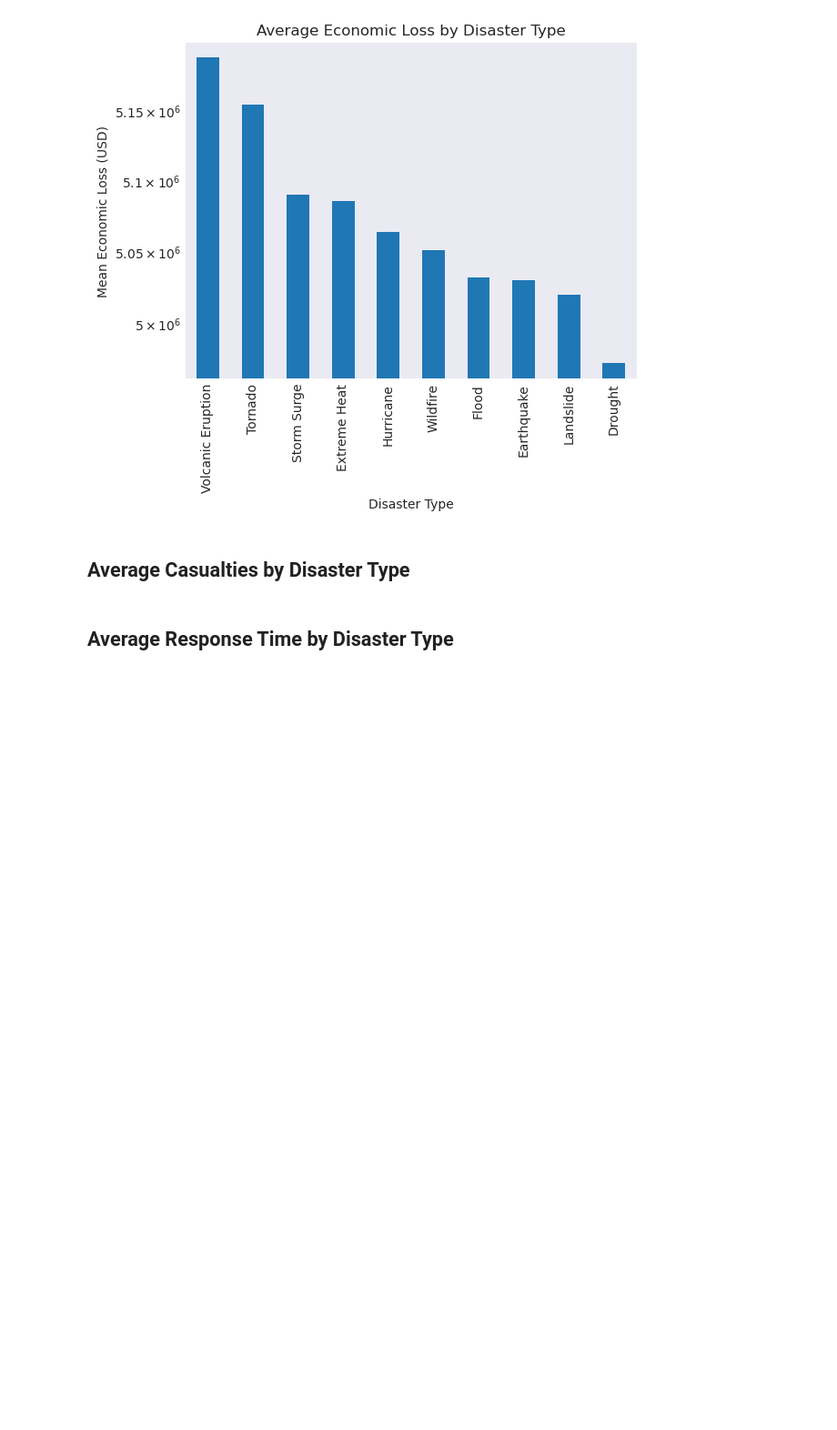
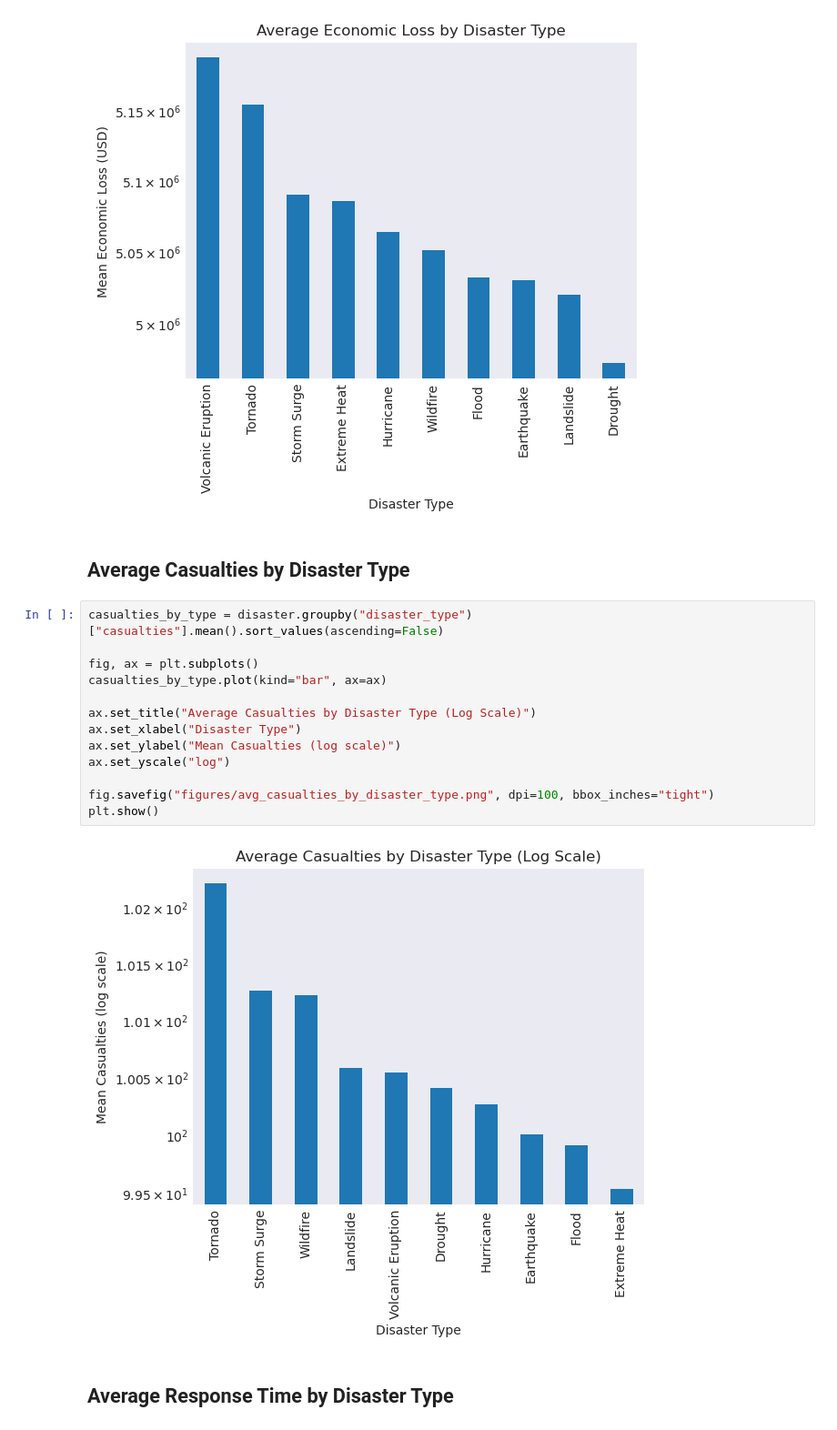
Before and after one commit to UCB-stat-159-f25/ucb-stat-159-f25-classroom-final-final, a Jupyter notebook: exploratory_data_analysis.ipynb, the cells around one changed output. Shown at 91% size. Drawn from its saved outputs; the diff is of its cells as text; blank space fills up the shorter version.

Commit message:
added average casualties by disaster type

```diff
--- a/exploratory_data_analysis.ipynb
+++ b/exploratory_data_analysis.ipynb
@@ -74,6 +74,21 @@ plt.show()
 [figure]
 # %% [markdown]
 ## Average Casualties by Disaster Type
+# %%
+casualties_by_type = disaster.groupby("disaster_type")["casualties"].mean().sort_values(ascending=False)
+
+fig, ax = plt.subplots()
+casualties_by_type.plot(kind="bar", ax=ax)
+
+ax.set_title("Average Casualties by Disaster Type (Log Scale)")
+ax.set_xlabel("Disaster Type")
+ax.set_ylabel("Mean Casualties (log scale)")
+ax.set_yscale("log")
+
+fig.savefig("figures/avg_casualties_by_disaster_type.png", dpi=100, bbox_inches="tight")
+plt.show()
+# %% [output]
+[figure, added]
 # %% [markdown]
 ## Average Response Time by Disaster Type
 # %% [markdown]
```
Also changed, not shown: 1 other file.
